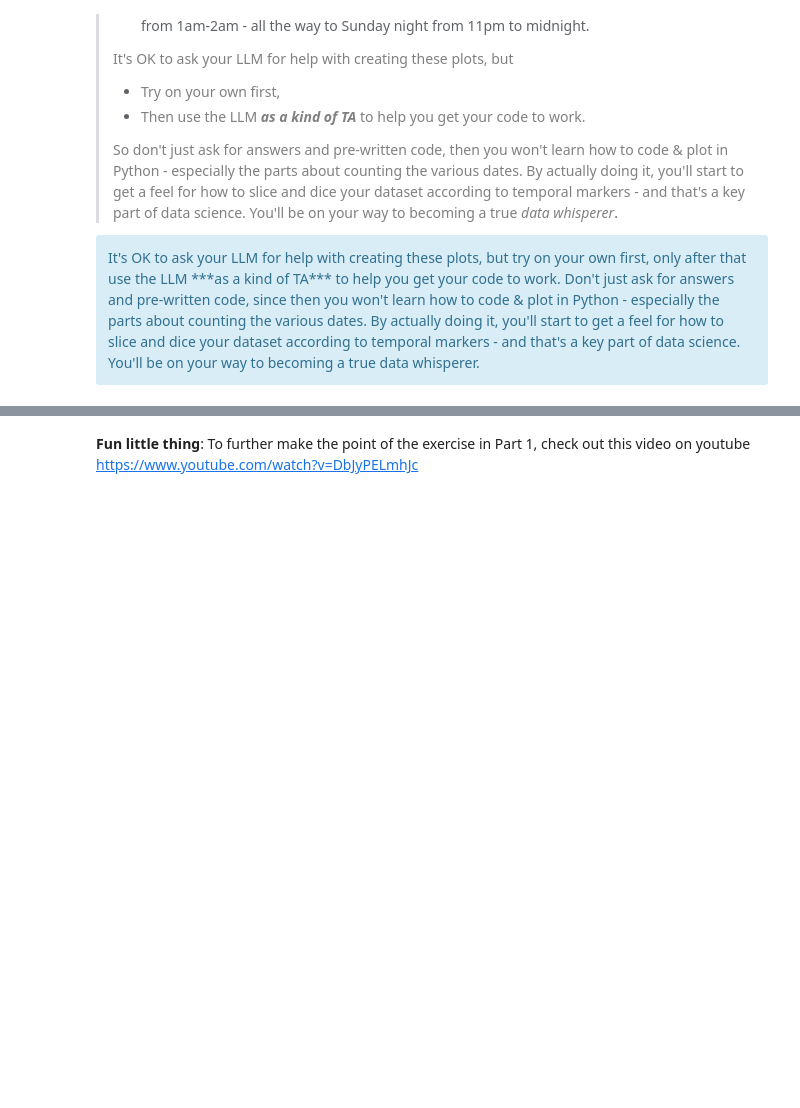
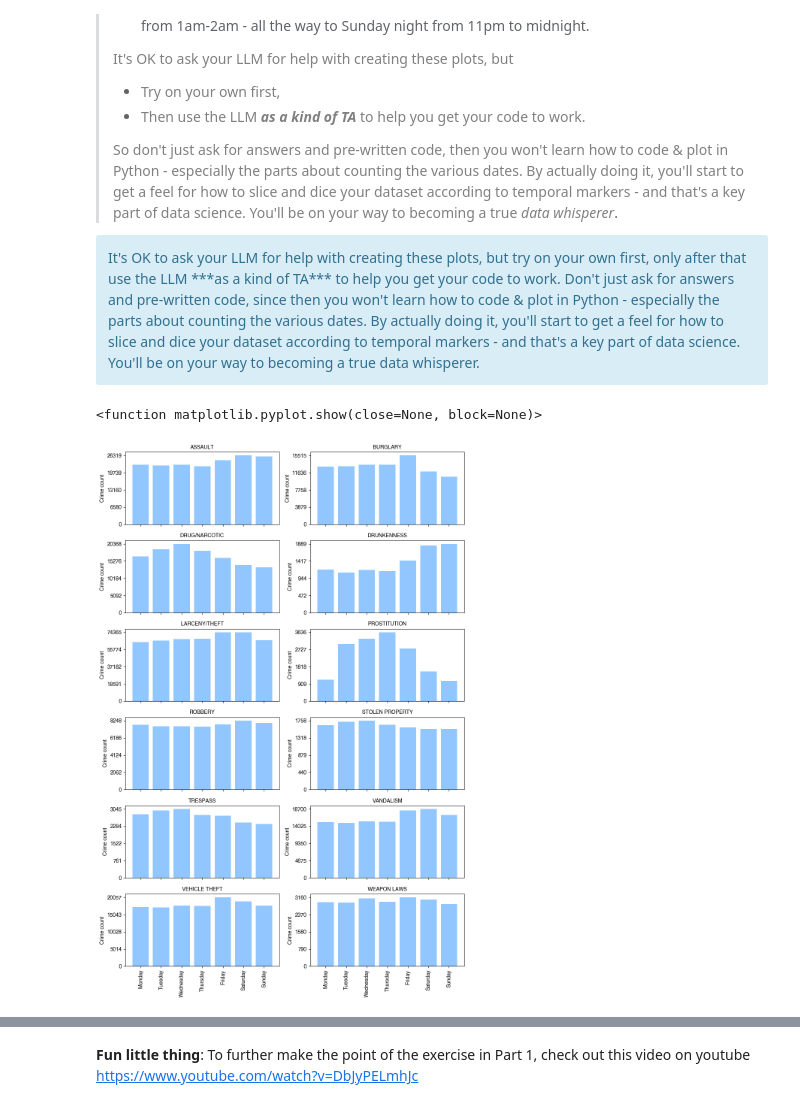
Before and after one commit to rakulmaria/socialdata2025, a Jupyter notebook: lectures/Week2.ipynb, the cells around one changed output, grey strips where cells are left out. Cells and saved outputs as stored; diff of their text form; code cells hidden in the pictures; blank space fills up the shorter version.

```diff
--- a/lectures/Week2.ipynb
+++ b/lectures/Week2.ipynb
@@ -109,6 +200,13 @@ Visualizing data is a powerful technique that helps us exploiting the human eye,
 Let's see if we can detect any interesting patterns in the big crime-data file from San Francisco you downloaded last week. We'll again only look at the focus-crimes.
 # %%
 focuscrimes = set(['WEAPON LAWS', 'PROSTITUTION', 'ROBBERY', 'BURGLARY', 'ASSAULT', 'DRUNKENNESS', 'DRUG/NARCOTIC', 'TRESPASS', 'LARCENY/THEFT', 'VANDALISM', 'VEHICLE THEFT', 'STOLEN PROPERTY'])
+
+columns_to_keep_03_18 = [
+    "Category", "Descript", "DayOfWeek", "Date", "Time", "location"
+]
+
+# Load datasets using only relevant columns
+df_crimes = pd.read_csv('./res/Police_Department_Incident_Reports__Historical_2003_to_May_2018_20250204.csv', usecols=columns_to_keep_03_18, parse_dates=['Date'])
 # %% [markdown]
 > *Exercise*: More temporal patterns. Last time we plotted the development over time (how each of the focus crimes changed over time, year-by-year). Today we'll start by looking at the developments across the months, weekdays, and across the 24 hours of the day.
 >
@@ -129,3 +227,31 @@ focuscrimes = set(['WEAPON LAWS', 'PROSTITUTION', 'ROBBERY', 'BURGLARY', 'ASSAUL
 <div class="alert alert-block alert-info">
 It's OK to ask your LLM for help with creating these plots, but try on your own first, only after that use the LLM ***as a kind of TA*** to help you get your code to work. Don't just ask for answers and pre-written code, since then you won't learn how to code & plot in Python - especially the parts about counting the various dates. By actually doing it, you'll start to get a feel for how to slice and dice your dataset according to temporal markers - and that's a key part of data science. You'll be on your way to becoming a true data whisperer.
 </div>
+# %%
+
+# Weekly pattern
+# use a nice style
+plt.style.use("seaborn-v0_8-pastel")
+plt.rcParams['font.family'] = 'helvetica'
+
+week_sorted = ['Monday', 'Tuesday', 'Wednesday', 'Thursday', 'Friday', 'Saturday', 'Sunday']
+df_crimes["DayOfWeek"] = pd.Categorical(df_crimes["DayOfWeek"], categories=week_sorted, ordered=True)
+df_filtered = df_crimes[df_crimes["Category"].isin(focuscrimes)]
+df_category = df_filtered.groupby(["DayOfWeek", "Category"]).size().unstack()
+
+fig, ax = plt.subplots(6, 2, figsize=(10,15), sharex=True) # share X will only label the x-axis for bottom most
+ax = ax.flatten()
+
+for i, c in enumerate(df_category.columns):
+    ax[i].bar(df_category.index, df_category[c])
+    ax[i].set_title(c, fontsize=10)
+    ax[i].set_ylabel("Crime count")
+    ax[i].set_yticks(np.arange(0, (df_category[c].max() * 1.2), df_category[c].max() / 4 ))
+    ax[i].tick_params(axis='x', labelrotation=90)
+
+
+plt.tight_layout()
+plt.show
+# %% [output]
+<function matplotlib.pyplot.show(close=None, block=None)>
+[figure, added]
```
Also changed, not shown: parts of 15 cells of this notebook.
